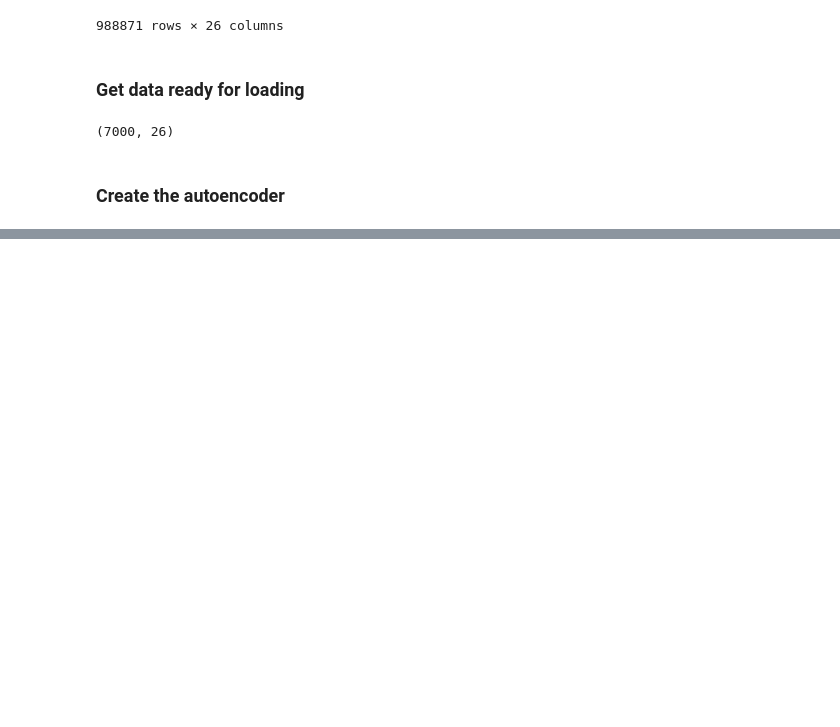
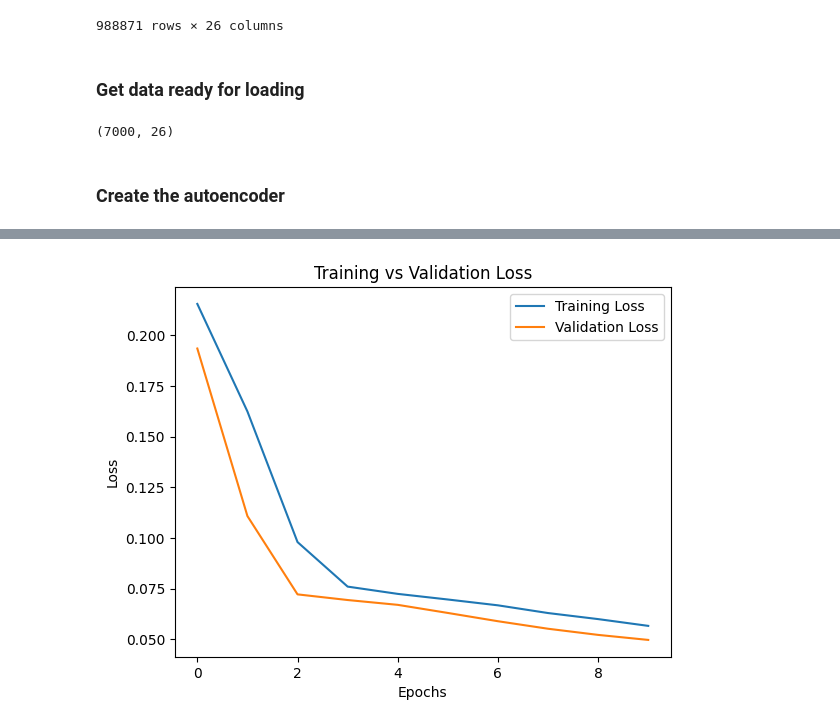
Before and after one commit to NachoDave/Automated-Vehicle-Anomalous-Driving-Behaviour, a Jupyter notebook: CAMs_Autoencoder_project_model.ipynb, the cells around one changed output, grey strips where cells are left out. Drawn from its saved outputs; the diff is of its cells as text; code cells hidden in the pictures; blank space fills up the shorter version.

```diff
--- a/CAMs_Autoencoder_project_model.ipynb
+++ b/CAMs_Autoencoder_project_model.ipynb
@@ -209,9 +209,3 @@ X_train.shape
 (7000, 26)
 # %% [markdown]
 ### Create the autoencoder
-# %%
-## Autoencoder class
-class AutoencoderModel:
-  def __init__(self, input_output_dim, encod_decod_dim, activation, optimizer, loss):
-    self.input_dim = input_dim
-    self.encoding_dim = encoding_dim
@@ -217,0 +304,3 @@ class AutoencoderModel:
+# %%
+m1 = AutoencoderModel(26, [64,32], 16, ['relu', 'relu'], 'sigmoid', 'relu','adam', 'mse', 0.2, 0.3)
+m1.model.summary()
@@ -217,0 +331,5 @@ class AutoencoderModel:
+# %%
+%%timeit
+
+callback = tf.keras.callbacks.EarlyStopping(monitor="val_loss", patience=5, restore_best_weights=True)
+m1.fit(X_train, X_val, epochs = 10, batch_size = 128, call_backs = [callback])
@@ -217,0 +357,4 @@ class AutoencoderModel:
+# %%
+m1.plot_loss()
+# %% [output]
+[figure, added]
```
Also changed, not shown: parts of 11 cells of this notebook.
